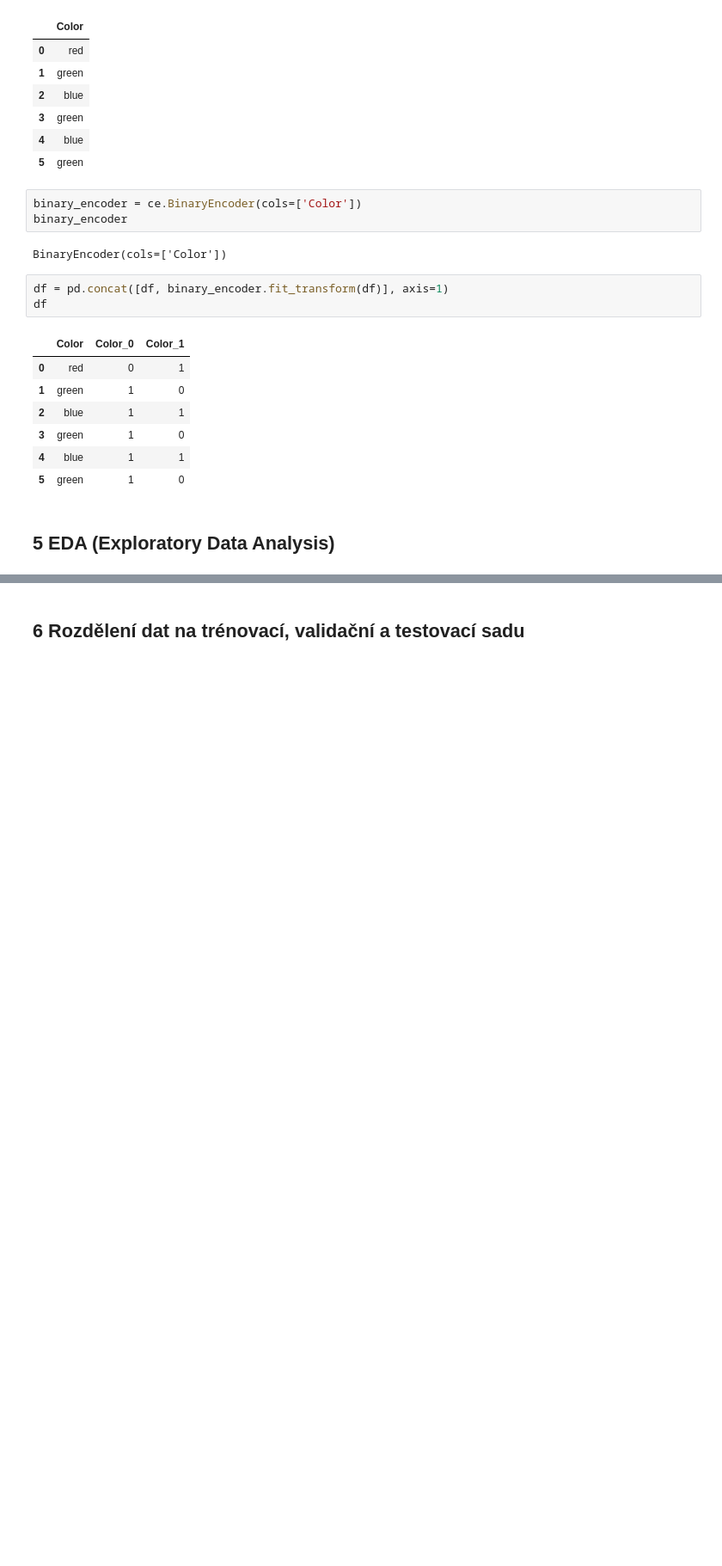
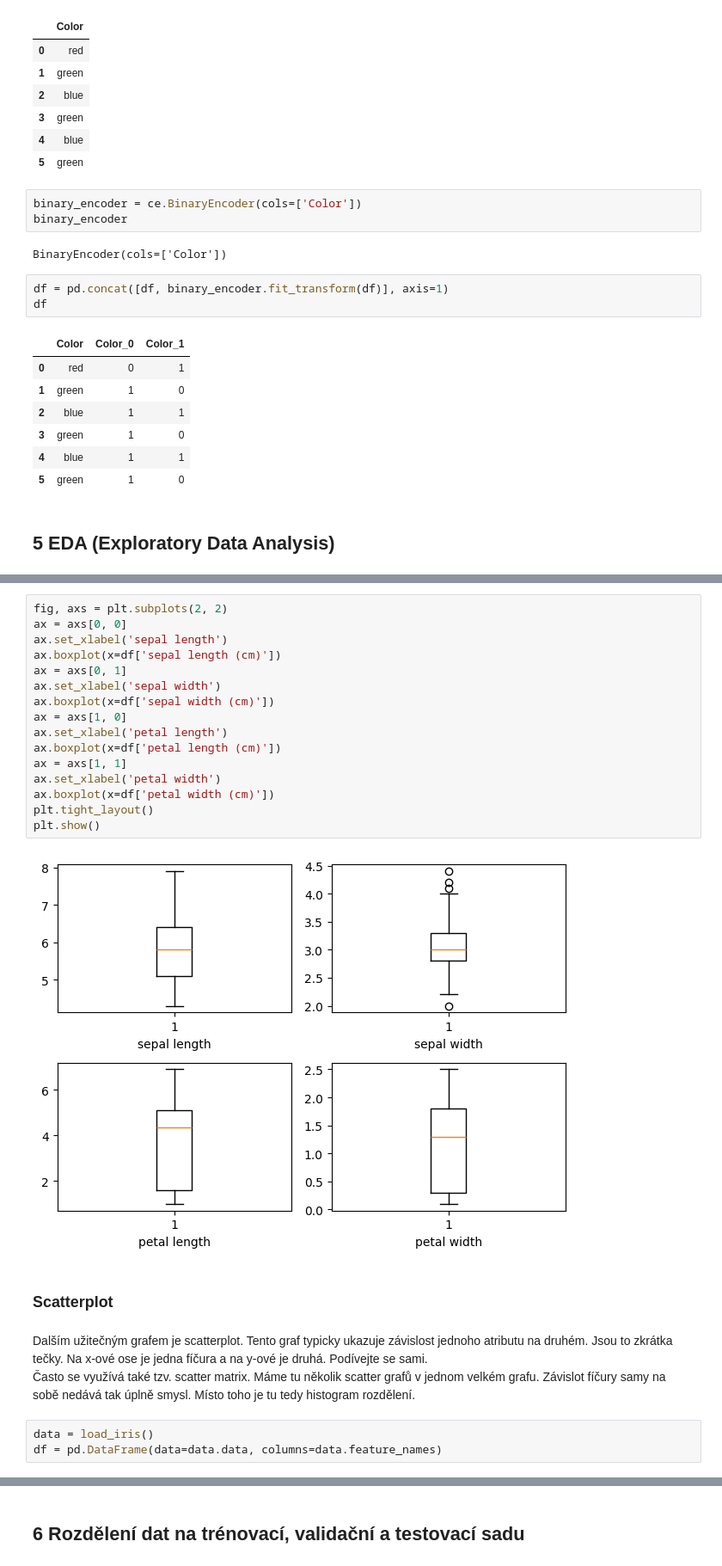
Before and after one commit to kakalasek/PipuvPruvodceMaturitouZProgramovani, a Jupyter notebook: 17/17.ipynb, the cells around one changed output, grey strips where cells are left out. Shown at 86% size. Saved outputs shown, nothing was run; the diff lists cells and outputs as text; blank space fills up the shorter version.

```diff
--- a/17/17.ipynb
+++ b/17/17.ipynb
@@ -474,0 +554,26 @@ Máme základní dva typy korelace, Pearsonova, předpokládá lineární vztah,
+# %%
+fig, axs = plt.subplots(2, 2)
+ax = axs[0, 0]
+ax.set_xlabel('sepal length')
+ax.boxplot(x=df['sepal length (cm)'])
+ax = axs[0, 1]
+ax.set_xlabel('sepal width')
+ax.boxplot(x=df['sepal width (cm)'])
+ax = axs[1, 0]
+ax.set_xlabel('petal length')
+ax.boxplot(x=df['petal length (cm)'])
+ax = axs[1, 1]
+ax.set_xlabel('petal width')
+ax.boxplot(x=df['petal width (cm)'])
+plt.tight_layout()
+plt.show()
+# %% [output]
+[figure, added]
+# %% [markdown]
+### Scatterplot
+# %% [markdown]
+Dalším užitečným grafem je scatterplot. Tento graf typicky ukazuje závislost jednoho atributu na druhém. Jsou to zkrátka tečky. Na x-ové ose je jedna fíčura a na y-ové je druhá. Podívejte se sami.
+Často se využívá také tzv. scatter matrix. Máme tu několik scatter grafů v jednom velkém grafu. Závislot fíčury samy na sobě nedává tak úplně smysl. Místo toho je tu tedy histogram rozdělení.
+# %%
+data = load_iris()
+df = pd.DataFrame(data=data.data, columns=data.feature_names)
```
Also changed, not shown: parts of 25 cells of this notebook.
